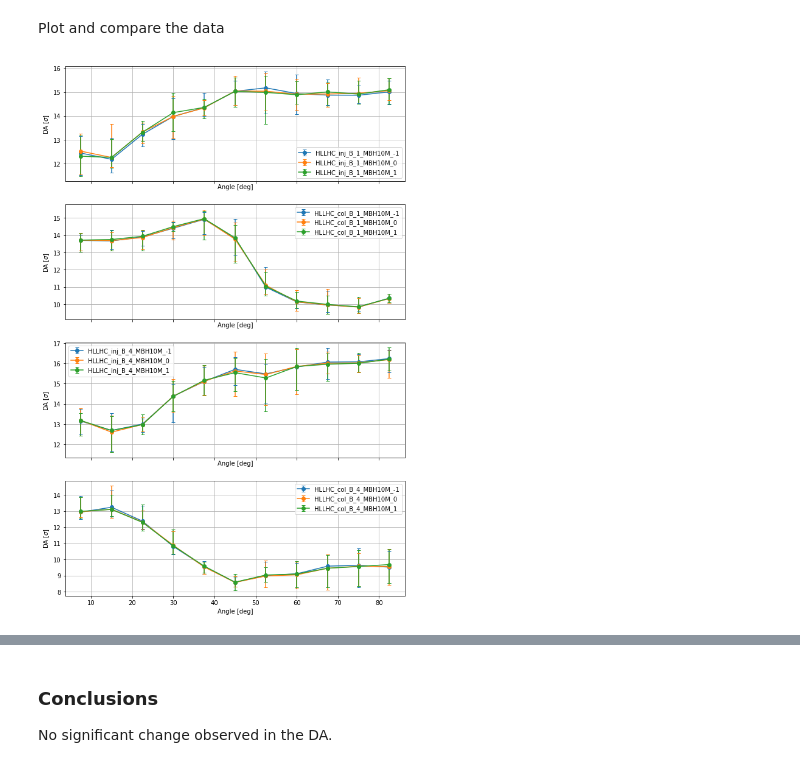
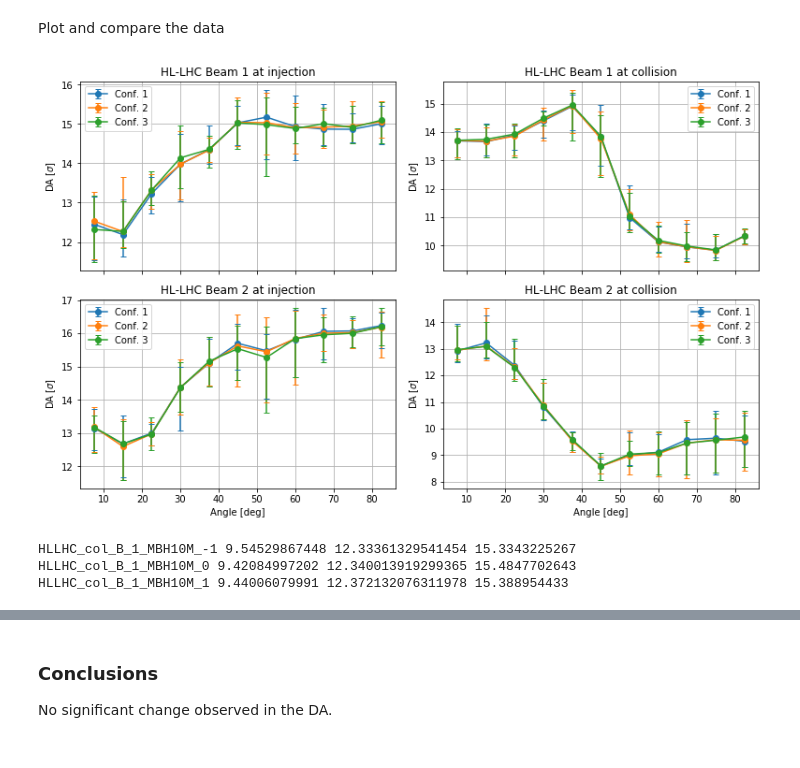
Before and after one commit to mtitze/HL-LHC, a Jupyter notebook: analyses/analysis_da_hllhc.ipynb, the cells around one changed output, grey strips where cells are left out. Cells and saved outputs as stored; diff of their text form; code cells hidden in the pictures.

```diff
--- a/analyses/analysis_da_hllhc.ipynb
+++ b/analyses/analysis_da_hllhc.ipynb
@@ -43,27 +43,44 @@ Load the data from the studies into a dictionary
 data = {}
 for _study in studies:
     data[_study] = da.davsang(_study, directory = '/home/phermes/development/SixDeskDB/')
+# %%
+tcld = {'-1': "Conf. 1", "0": "Conf. 2", "1": "Conf. 3"}
 # %% [markdown]
 Plot and compare the data
 # %%
-fig, (ax1, ax2, ax3, ax4) = plt.subplots(4, 1, sharex=True,figsize=[10,16])
+fig, ((ax1,ax2), (ax3,ax4)) = plt.subplots(2, 2, sharex=True,figsize=[13,8])
 
 for _key in data.keys():
     if 'inj' in _key and 'B_1' in _key:
-        ax = ax1
+        ax    = ax1
+        label = _key.split('_')[-1]
+
     elif 'col' in _key and 'B_1' in _key:
         ax = ax2
-    if 'inj' in _key and 'B_4' in _key:
+        label = _key.split('_')[-1]
+    elif 'inj' in _key and 'B_4' in _key:
         ax = ax3
+        label = _key.split('_')[-1]
     elif 'col' in _key and 'B_4' in _key:
         ax = ax4
-    data[_key].plotDA(axis=ax,label=_key)
+        label = _key.split('_')[-1]
+
+    data[_key].plotDA(axis=ax,label=tcld[label])
+
+ax1.set_title('HL-LHC Beam 1 at injection')
+ax2.set_title('HL-LHC Beam 1 at collision')
+ax3.set_title('HL-LHC Beam 2 at injection')
+ax4.set_title('HL-LHC Beam 2 at collision')
 
 for ax in fig.get_axes():
     ax.grid()
     ax.legend()
 
+ax1.set_xlabel('')
+ax2.set_xlabel('')
 
+plt.subplots_adjust(wspace=0.15, hspace=0.15)
+plt.savefig('output/HLLHC_DA_MBH.pdf',bbox_inches='tight')
 plt.show()
 # %% [output]
-[figure, old version]
+[figure, new version]
@@ -69,0 +93,8 @@ plt.show()
+# %%
+get_da_summary('HLLHC_col_B_1_MBH10M_-1')
+get_da_summary('HLLHC_col_B_1_MBH10M_0')
+get_da_summary('HLLHC_col_B_1_MBH10M_1')
+# %% [output]
+HLLHC_col_B_1_MBH10M_-1 9.54529867448 12.33361329541454 15.3343225267
+HLLHC_col_B_1_MBH10M_0 9.42084997202 12.340013919299365 15.4847702643
+HLLHC_col_B_1_MBH10M_1 9.44006079991 12.372132076311978 15.388954433
```
Also changed, not shown: parts of 27 cells of this notebook, 4 other files.
